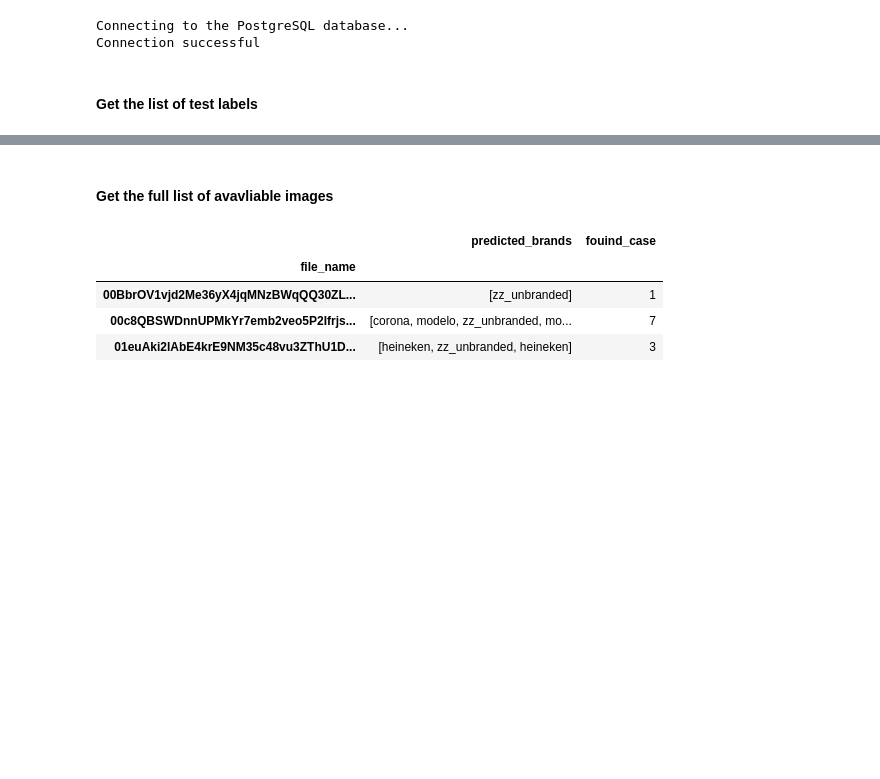
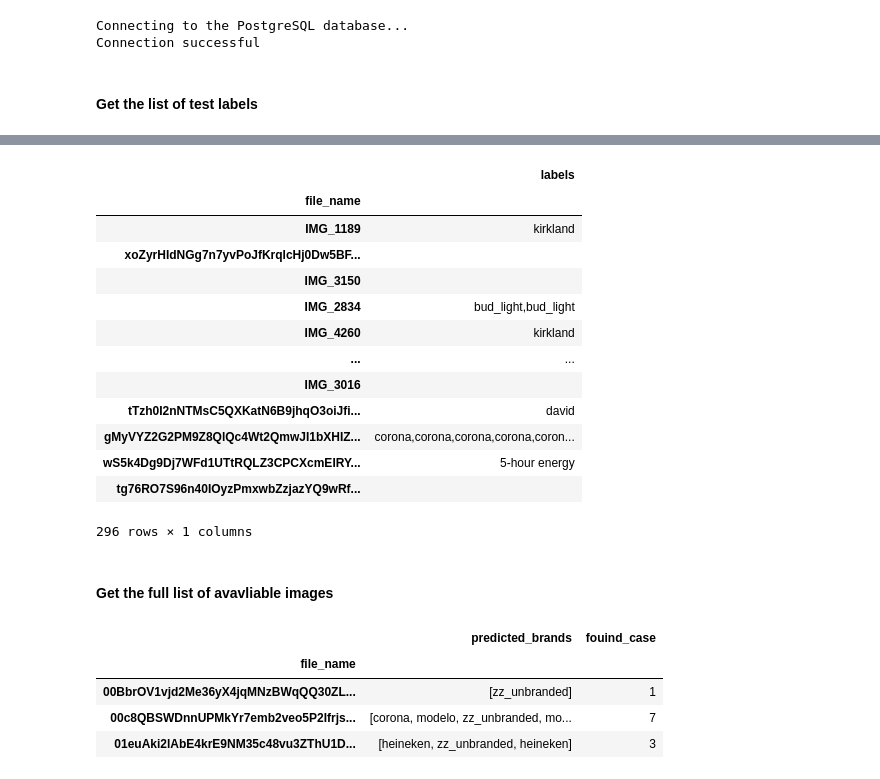
Before and after one commit to thriftypenguin/litter-imagery-brand-recognition, a Jupyter notebook: evaluate_the_result.ipynb, the cells around one changed output, grey strips where cells are left out. Saved outputs shown, nothing was run; the diff lists cells and outputs as text; code cells hidden in the pictures; blank space fills up the shorter version.

```diff
--- a/evaluate_the_result.ipynb
+++ b/evaluate_the_result.ipynb
@@ -15,4 +15,6 @@ Connection successful
 # %% [markdown]
 #### Get the list of test labels
 # %%
-test_lbls = ['5-hour energy', '99', 'AW', 'Acadia', 'Arizona Tea', 'Bang', 'Big Gulp', 'Bill Miller', 'Boulevard Brewing', 'Brisk', 'Bud', 'Budweiser', 'Burger King', 'Busch', 'Camel', 'Cheetos', 'Coca Cola', 'Coors', 'Corona', 'Dasani', 'Dasy', 'David', 'Deer Park', 'Dorritos', 'Dunkin Donuts', 'Evan Williams', 'Fanta', 'Fireball', 'Flow', 'Fruit Punch', 'Gatorade', 'GoGo', 'Google', 'Goya', 'Grace', 'Green Mountain', 'Heineken', 'Hersheys', 'Hill Country Fair', 'Icehouse Edge', 'Jarritos', 'Jim Beam', 'Kirkland', 'Kit Kat', 'Kool-Aid', 'La Yogurt', 'LaCroix', 'Lays', 'Lybbis', 'Marlboro', 'McDonalds', 'Mentos', 'Michelob', 'Miller', 'Milwakee Best Ice', 'MnM', 'Modelo', 'Monster', 'Mountain Dew', 'Natural Ice', 'New Amsterdam', 'Niagara', 'Oreo', 'Pabst Blue Ribbon', 'Pacifico', 'Pampers', 'Parliament', 'Peaceful Fruits', 'Perrier', 'Poland Spring', 'Popeyes', 'PurAqua', 'Redbull', 'Ross Ouzo', 'Sams Club', 'Samuel Adams', 'Sangria Senorial', 'Sanpple', 'Seven eleven', 'Shasta', 'Silver Falls', 'Slurpee', 'Smirnoff', 'Snickers', 'Sprite', 'Stella Artois', 'Turkey Hill', 'Twix', 'Two Ball', 'Vitamin', 'Welchs', 'Yoohoo']
+test_lbls = ['5-hour energy', '99', 'AW', 'Acadia', 'Arizona', 'Bang', 'Big_Gulp', 'Bill_Miller', 'Boulevard_Brewing', 'Brisk', 'Bud_light', 'Budweiser', 'Burger_King', 'Busch', 'Camel', 'Cheetos', 'Coca_Cola', 'Coors', 'Corona', 'Dasani', 'Dasy', 'David', 'Deer_Park', 'Dorritos', 'Dunkin_Donuts', 'Evan_Williams', 'Fanta', 'Fireball', 'Flow', 'Fruit_Punch', 'Gatorade', 'GoGo', 'Google', 'Goya', 'Grace', 'Green_Mountain', 'Heineken', 'Hersheys', 'Hill Country Fair', 'Icehouse_Edge', 'Jarritos', 'Jim_Beam', 'Kirkland', 'KitKat', 'KoolAid', 'La_Yogurt', 'LaCroix', 'Lays', 'Lybbis', 'Marlboro', 'McDonalds', 'Mentos', 'Michelob', 'Miller', 'Milwakee_Best_Ice', 'MnM', 'Modelo', 'Monster', 'Mountain_Dew', 'Natural_Ice', 'New_Amsterdam', 'Niagara', 'Oreo', 'pbr', 'Pacifico', 'Pampers', 'Parliament', 'Peaceful_Fruits', 'Perrier', 'Poland_Spring', 'Popeyes', 'PurAqua', 'Redbull', 'Ross Ouzo', 'Sams_Club', 'Samuel_Adams', 'Sangria_Senorial', 'Sanpple', 'Seven_eleven', 'Shasta', 'Silver_Falls', 'Slurpee', 'Smirnoff', 'Snickers', 'Sprite', 'Stella', 'Turkey_Hill', 'Twix', 'Two Ball', 'Vitamin', 'Welchs', 'Yoohoo']
+test_lbls = [x.lower() for x in test_lbls]
+test_lbls
@@ -19,20 +39,35 @@ test_lbls = ['5-hour energy', '99', 'AW', 'Acadia', 'Arizona Tea', 'Bang', 'Big
 # %%
 label_path = './test_dataset/train/labels'
 files = os.listdir(label_path)
 file_names = []
 labels = []
 for file in files:
-    file_labels = ''
+    file_labels = []
     with open(label_path + '/'+file, 'r') as label_file:
         for line in label_file:
             idx = int(line.split(' ')[0])
-            file_labels = file_labels + test_lbls[idx] + ','
-        labels.append(file_labels.strip())
+            file_labels.append(test_lbls[idx])
+        labels.append(','.join(file_labels))
         file_names.append(file.split('_jpg')[0])
 
 test_labels_df = pd.DataFrame({'file_name':file_names,'labels': labels})
 test_labels_df = test_labels_df.set_index('file_name')
 test_labels_df
+# %% [output]
+|  | labels |
+| file_name |  |
+| IMG_1189 | kirkland |
+| xoZyrHIdNGg7n7yvPoJfKrqlcHj0Dw5BF... |  |
+| IMG_3150 |  |
+| IMG_2834 | bud_light,bud_light |
+| IMG_4260 | kirkland |
+| ... | ... |
+| IMG_3016 |  |
+| tTzh0I2nNTMsC5QXKatN6B9jhqO3oiJfi... | david |
+| gMyVYZ2G2PM9Z8QlQc4Wt2QmwJI1bXHIZ... | corona,corona,corona,corona,coron... |
+| wS5k4Dg9Dj7WFd1UTtRQLZ3CPCXcmEIRY... | 5-hour energy |
+| tg76RO7S96n40IOyzPmxwbZzjazYQ9wRf... |  |
+296 rows × 1 columns
 # %% [markdown]
 #### Get the full list of avavliable images
 # %%
```
Also changed, not shown: parts of 1 cell of this notebook, 1 other file.
